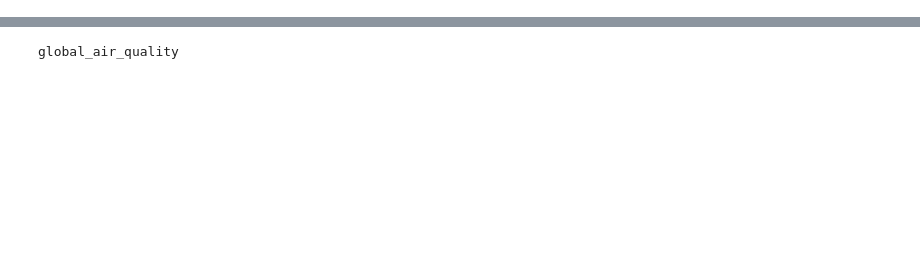
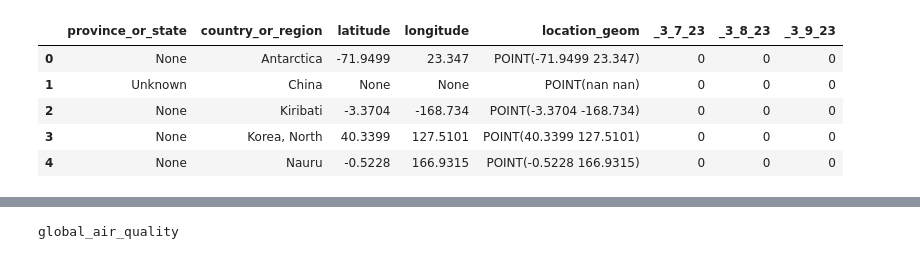
Before and after one commit to NicolasFredes/Prueba_1-main, a Jupyter notebook: Untitled-1.ipynb, the cells around one changed output, grey strips where cells are left out. Saved outputs shown, nothing was run; the diff lists cells and outputs as text; code cells hidden in the pictures; blank space fills up the shorter version.

```diff
--- a/Untitled-1.ipynb
+++ b/Untitled-1.ipynb
@@ -54,0 +67,9 @@ client.list_rows(table, max_results=5).to_dataframe()
+# %%
+client.list_rows(tabla_recuperados, selected_fields =tabla_recuperados.schema[:5] + tabla_recuperados.schema[-3:] , max_results=5).to_dataframe()
+# %% [output]
+|  | province_or_state | country_or_region | latitude | longitude | location_geom | _3_7_23 | _3_8_23 | _3_9_23 |
+| 0 | None | Antarctica | -71.9499 | 23.347 | POINT(-71.9499 23.347) | 0 | 0 | 0 |
+| 1 | Unknown | China | None | None | POINT(nan nan) | 0 | 0 | 0 |
+| 2 | None | Kiribati | -3.3704 | -168.734 | POINT(-3.3704 -168.734) | 0 | 0 | 0 |
+| 3 | None | Korea, North | 40.3399 | 127.5101 | POINT(40.3399 127.5101) | 0 | 0 | 0 |
+| 4 | None | Nauru | -0.5228 | 166.9315 | POINT(-0.5228 166.9315) | 0 | 0 | 0 |
```
Also changed, not shown: parts of 12 cells of this notebook.
